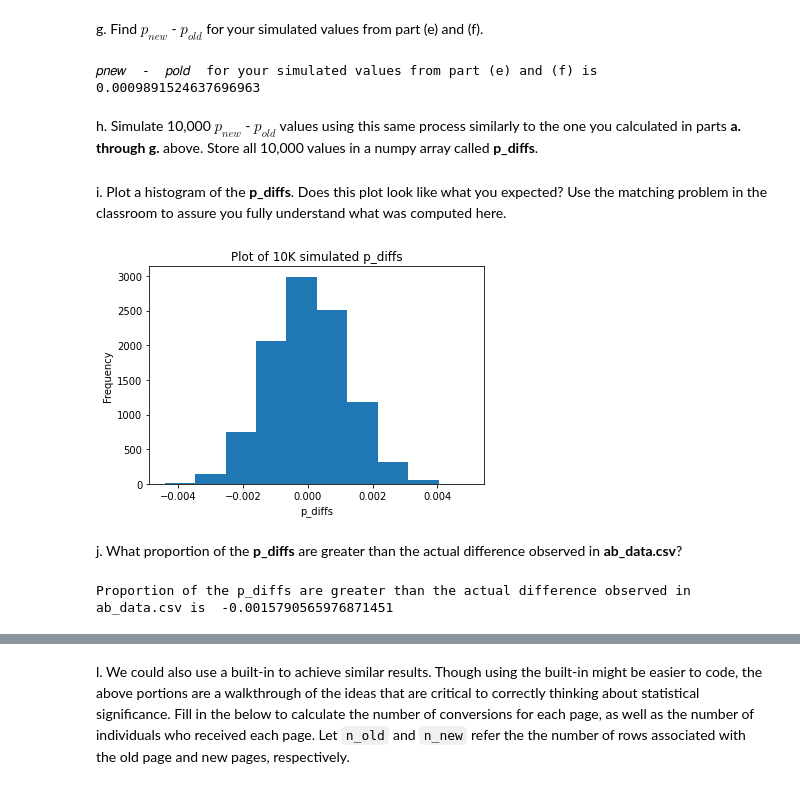
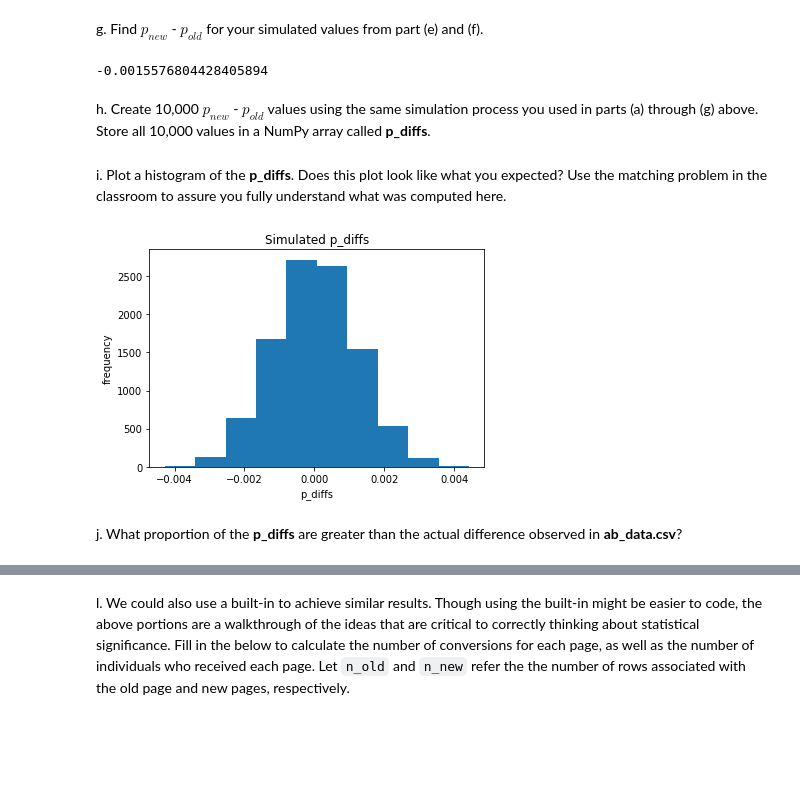
Before and after one commit to ckoviri/Data_Analysis, a Jupyter notebook: ABTesting/Analyze_ab_test_results_notebook.ipynb, the cells around one changed output, grey strips where cells are left out. Cells and saved outputs as stored; diff of their text form; code cells hidden in the pictures; blank space fills up the shorter version.

```diff
--- a/ABTesting/Analyze_ab_test_results_notebook.ipynb
+++ b/ABTesting/Analyze_ab_test_results_notebook.ipynb
@@ -204,4 +238,4 @@ b. What is the **convert rate** for $p_{old}$ under the null? <br><br>
 # %%
-p_old = df2['converted'].mean()
-print("The convert rate for  𝑝𝑜𝑙𝑑  under the null",p_old)
+p_old = df2.converted.mean()
+p_old
 # %% [output]
@@ -215,0 +247,6 @@ print("𝑛𝑛𝑒𝑤 = ",n_new)
+# %%
+# new dataframe with df2
+
+new_df = df2.query('landing_page == "new_page"')
+new_n = new_df.shape[0]
+new_n
@@ -222,0 +259,4 @@ print("𝑛𝑜𝑙𝑑 = ",n_old)
+# %%
+old_df = df2.query('landing_page =="old_page"')
+old_n = old_df.shape[0]
+old_n
@@ -231,32 +281,27 @@ old_page_converted = np.random.choice([1, 0], size=n_old, p=[p_old, (1-p_old)])
 # %% [markdown]
 g. Find $p_{new}$ - $p_{old}$ for your simulated values from part (e) and (f).
-# %%
-print("𝑝𝑛𝑒𝑤  -  𝑝𝑜𝑙𝑑  for your simulated values from part (e) and (f) is ",new_page_converted.mean() - old_page_converted.mean())
-# %% [output]
-𝑝𝑛𝑒𝑤  -  𝑝𝑜𝑙𝑑  for your simulated values from part (e) and (f) is  0.0009891524637696963
+# %%
+p_diff = (new_page_converted/new_n) - (old_page_converted/old_n)
+p_diff
+# %% [output]
+-0.0015576804428405894
 # %% [markdown]
-h. Simulate 10,000 $p_{new}$ - $p_{old}$ values using this same process similarly to the one you calculated in parts **a. through g.** above.  Store all 10,000 values in a numpy array called **p_diffs**.
+h. Create 10,000 $p_{new}$ - $p_{old}$ values using the same simulation process you used in parts (a) through (g) above. Store all 10,000 values in a NumPy array called **p_diffs**.
 # %%
 p_diffs = []
-for _ in range(10000):
-    new_page_converted = np.random.choice([1, 0], size=n_new, p=[p_new, (1-p_new)]).mean()
-    old_page_converted = np.random.choice([1, 0], size=n_old, p=[p_old, (1-p_old)]).mean()
-    diff = new_page_converted - old_page_converted
+for _ in range (10000):
+    new_page_converted_sim = np.random.binomial(new_n, p_new)/new_n
+    old_page_converted_sim = np.random.binomial(old_n, p_old)/old_n
+    diff = new_page_converted_sim - old_page_converted_sim
     p_diffs.append(diff)
 # %% [markdown]
 i. Plot a histogram of the **p_diffs**.  Does this plot look like what you expected?  Use the matching problem in the classroom to assure you fully understand what was computed here.
 # %%
-plt.hist(p_diffs)
-plt.title('Plot of 10K simulated p_diffs');
-plt.xlabel('p_diffs')
-plt.ylabel('Frequency')
-plt.show()
+plt.hist(p_diffs);
+plt.title('Simulated p_diffs');
+plt.xlabel('p_diffs');
+plt.ylabel('frequency');
 # %% [output]
-[figure, old version]
+[figure, new version]
 # %% [markdown]
 j. What proportion of the **p_diffs** are greater than the actual difference observed in **ab_data.csv**?
-# %%
-act_diff = df[df['group'] == 'treatment']['converted'].mean() -  df[df['group'] == 'control']['converted'].mean()
-print("Proportion of the p_diffs are greater than the actual difference observed in ab_data.csv is ",act_diff)
-# %% [output]
-Proportion of the p_diffs are greater than the actual difference observed in ab_data.csv is  -0.0015790565976871451
```
Also changed, not shown: parts of 112 cells of this notebook, 3 other files.
